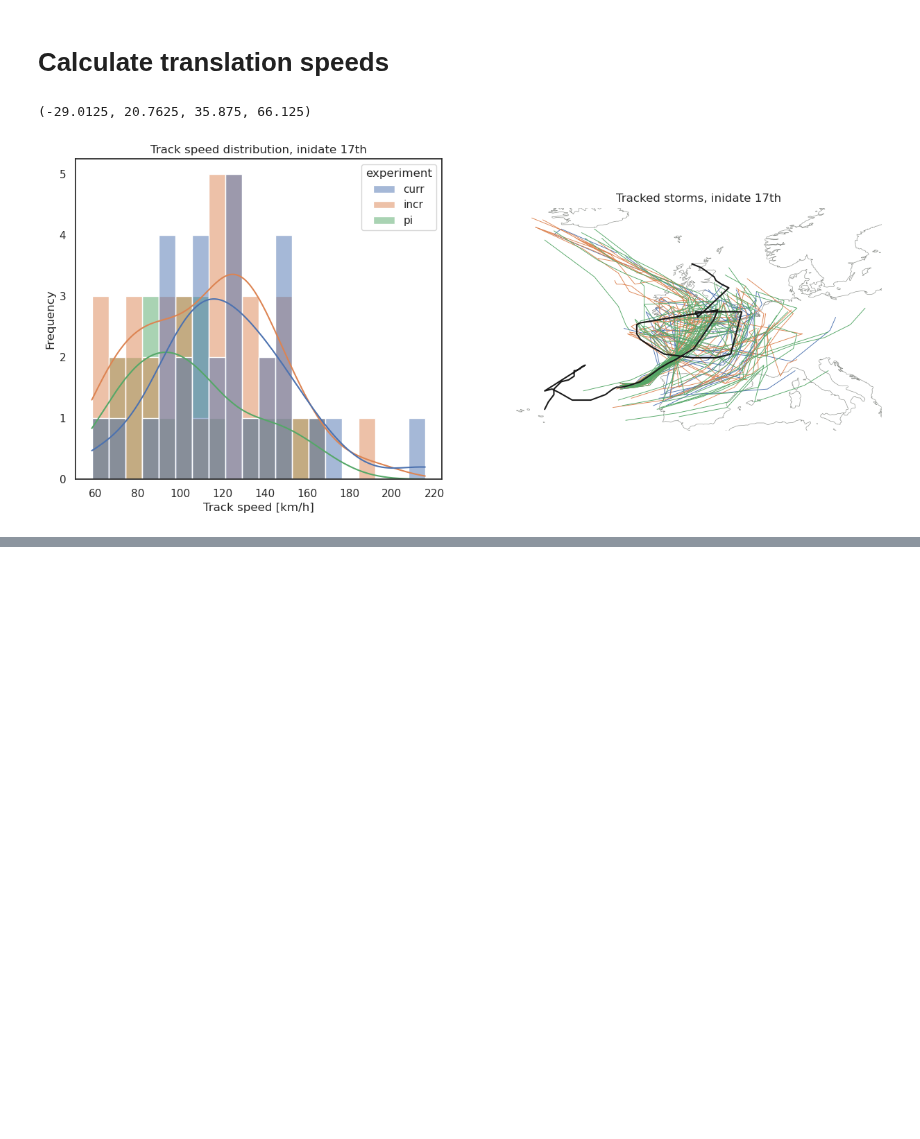
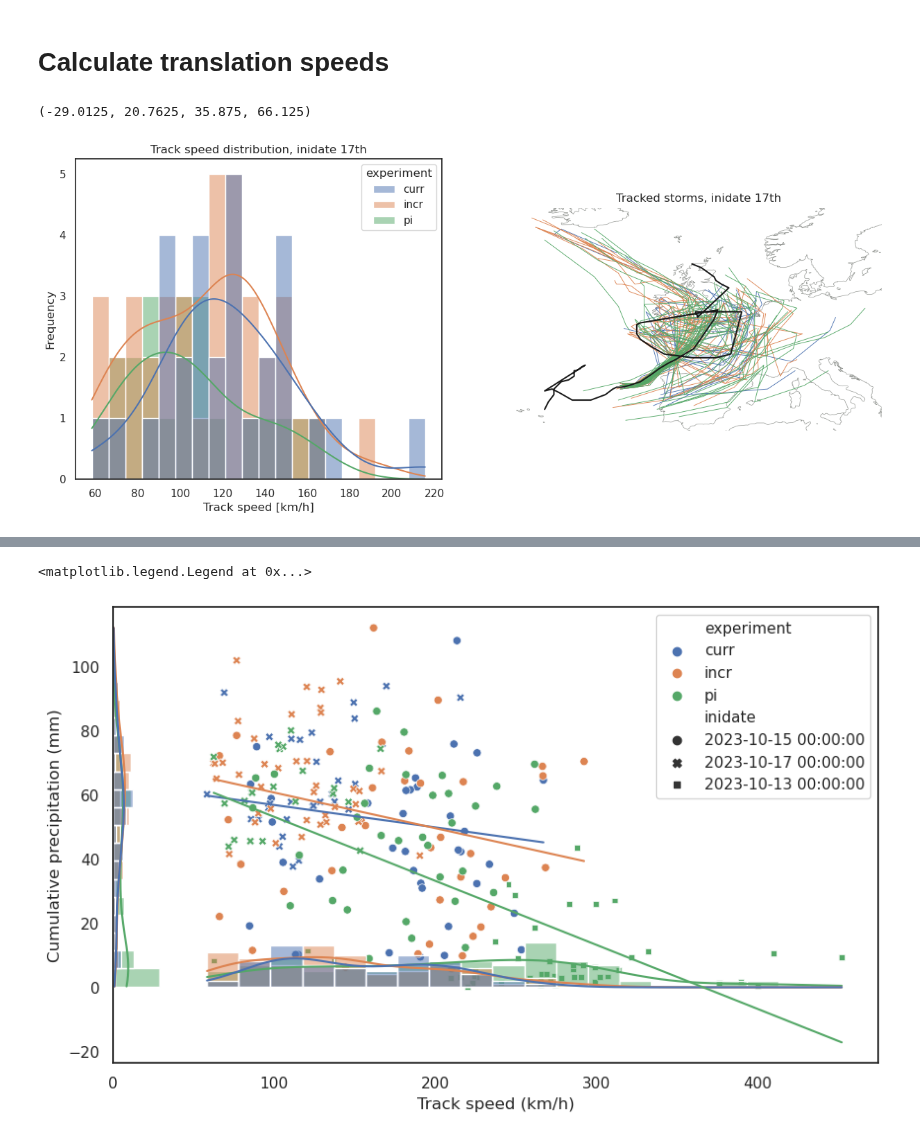
Before and after one commit to shirin-ermis/Storm_Babet, a Jupyter notebook: notebooks/07_translation_speed.ipynb, the cells around one changed output, grey strips where cells are left out. Cells and saved outputs as stored; diff of their text form; code cells hidden in the pictures; blank space fills up the shorter version.

Commit message:
correlation between precip and translation speed?

```diff
--- a/notebooks/07_translation_speed.ipynb
+++ b/notebooks/07_translation_speed.ipynb
@@ -227,3 +224,15 @@ ERA5_babet_stormframe = ERA5_data.groupby('time').apply(bb.lagrange.Lagrange.lag
+# %%
+starttime = '2023-10-19 00'
+endtime = '2023-10-22 00'
+inidate = '2023-10-17'
+
+# Calculate cumulative precip
+tp_era = bb.data.Data.hourly2accum(sfc_era5, start_day=starttime, end_day=endtime).tp.sel(time=endtime) # m2mm conversion in function
+tp_exp = {key:(value.tp.sel(time=endtime)-value.tp.sel(time=starttime))*1000 for (key,value) in sfc_exp.items()}
+
+# Mean cumulative precip in Aberdeenshire region
+tp_exp_index = {key : value.sel(latitude=slice(57.5, 55.5), longitude=slice(-4, -2)).mean(dim=['latitude', 'longitude']) for (key, value) in tp_exp.items()}
+tp_era_index = tp_era.sel(latitude=slice(57.5, 55.5), longitude=slice(-4, -2)).mean(dim=['latitude', 'longitude'])
 # %% [markdown]
 # Calculate translation speeds
 # %%
@@ -342,0 +364,47 @@ ax1 = fig.add_subplot(1, 1, 1)
+# %%
+# Add precipitation to the track speed DataFrame
+ifs_babet_list_speed_2 = ifs_babet_list_speed.copy(deep=True)
+ifs_babet_list_speed_2['precipitation'] = ifs_babet_list_speed.apply(lambda x: float(tp_exp_index[x.experiment].sel(number=x.number, inidate=x.inidate).values), axis=1)
+# %%
+# Scatter plot of track speed vs precipitation index
+fig = plt.figure(figsize=(10, 6))
+ax1 = fig.add_subplot(1, 1, 1)
+scatter = sns.scatterplot(data=ifs_babet_list_speed_2,
+                        x='track_speed',
+                        y='precipitation',
+                        style='inidate',
+                        hue='experiment',
+                        ax=ax1)
+plt.ylabel('Cumulative precipitation (mm)')
+plt.xlabel('Track speed (km/h)')
+# Get handles and labels for scatterplot legend
+handles, labels = scatter.get_legend_handles_labels()
+
+# Add marginal distributions
+sns.histplot(ifs_babet_list_speed_2, x='track_speed',
+             ax=ax1,
+             hue='experiment',
+             bins=20,
+             kde=True,
+             alpha=0.5)
+sns.histplot(ifs_babet_list_speed_2, y='precipitation',
+                ax=ax1,
+                hue='experiment',
+                bins=20,
+                kde=True,
+                alpha=0.5,
+                legend=False,
+                orientation='horizontal')
+
+# Add linear regression lines
+for exp in ifs_babet_list_speed_2.experiment.unique():
+    x = ifs_babet_list_speed_2.query('experiment=="{}"'.format(exp)).track_speed
+    x_lm = np.linspace(x.min(), x.max(), 100) # higher resolution for plotting
+    y = ifs_babet_list_speed_2.query('experiment=="{}"'.format(exp)).precipitation
+    m, b = np.polyfit(x, y, 1)
+    plt.plot(x_lm, m*x_lm + b, label='{}: y={:.2f}x+{:.2f}'.format(exp, m, b))
+
+plt.legend(handles=handles, labels=labels)
+# %% [output]
+<matplotlib.legend.Legend at 0x...>
+[figure, added]
```
Also changed, not shown: parts of 6 cells of this notebook.
